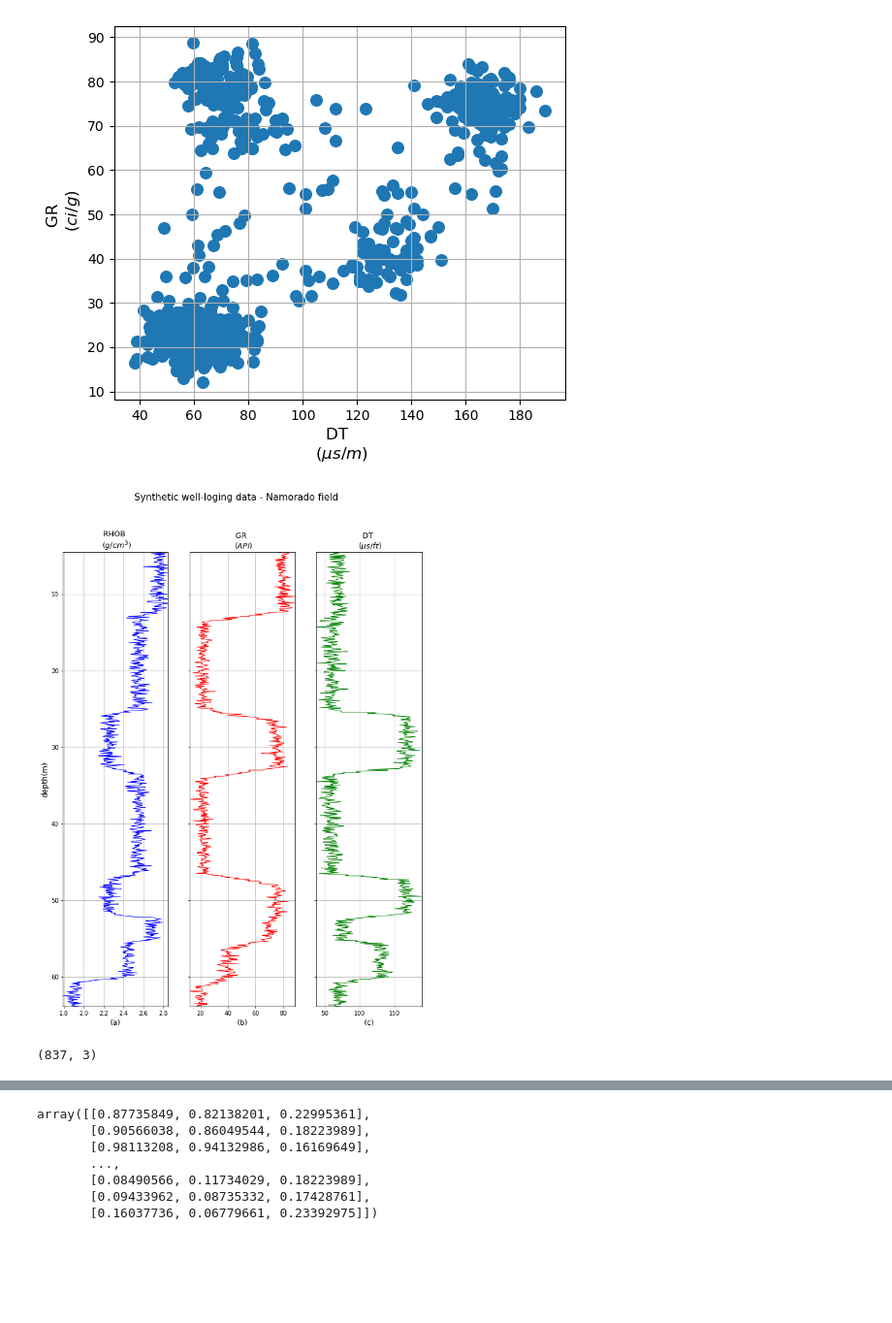
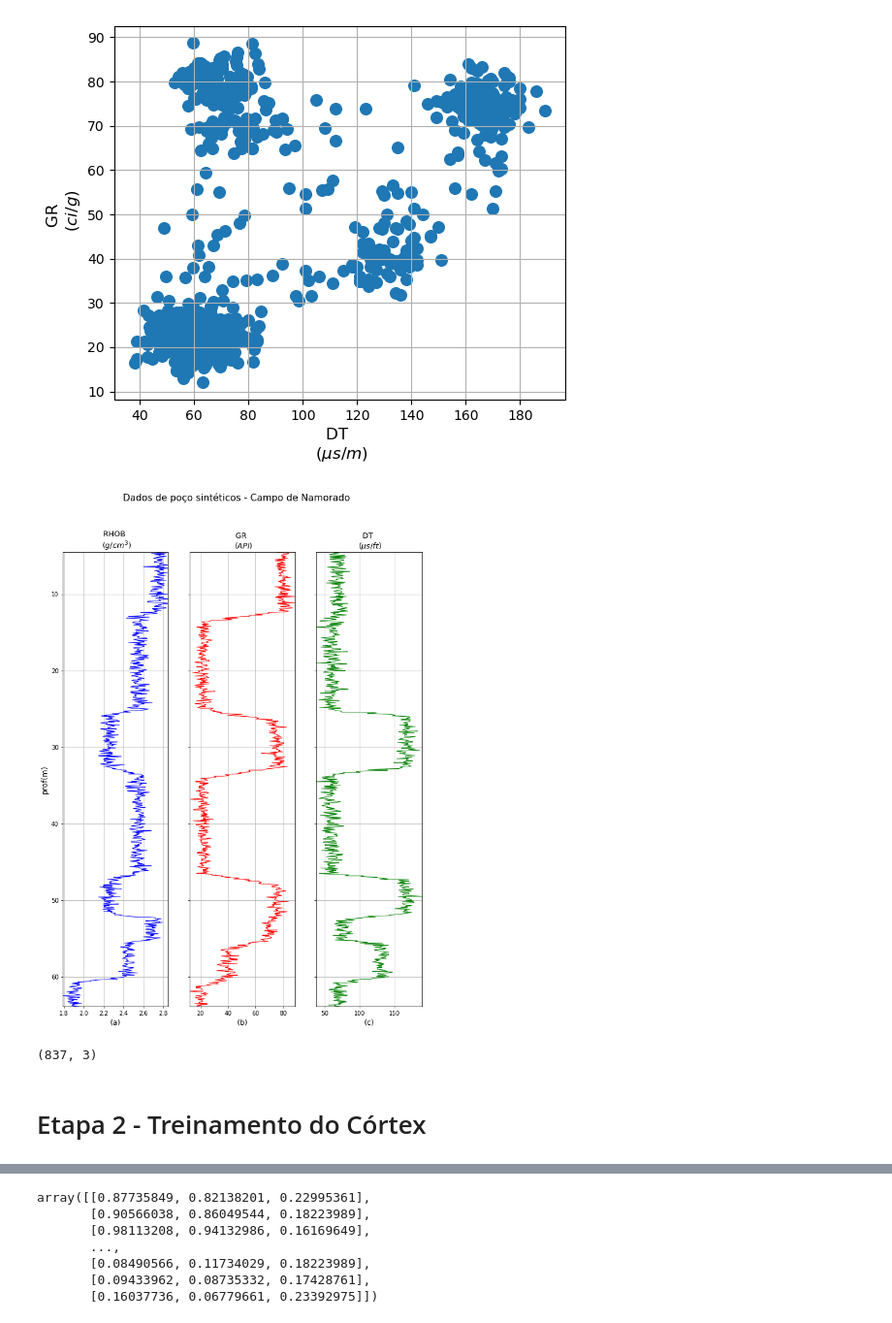
Before and after one commit to Ibsen-Gomes/Self_Organizing_Maps, a Jupyter notebook: SOM_notebook.ipynb, the cells around one changed output, grey strips where cells are left out. Shown at 97% size. Saved outputs shown, nothing was run; the diff lists cells and outputs as text; code cells hidden in the pictures; blank space fills up the shorter version.

```diff
--- a/SOM_notebook.ipynb
+++ b/SOM_notebook.ipynb
@@ -126,39 +128,41 @@ plt.show()
 # %%
 def order(x):
     """Cria uma lista começando do zero com o mesmo tamanho do dicionario"""
     r= [0]
     for i in range(x-1):
         i=i+1
         r.append(i)
     return r
 
 
 # Gerando a imagem do poço
 
 padrao={'comprimento':11,
             'altura':14,
-        'titulo_geral': 'Synthetic well-loging data - Namorado field'
+        'titulo_geral': 'Dados de poço sintéticos - Campo de Namorado'
          }
 
 
 #figure2 = plm2(3, padrao)
 figure2 = plm2(3, padrao)
 
 figure2.plot_s(0,data['rhob'],data['prof'],
                    {'titulo':'RHOB \n $(g/cm^{3})$','cor':'b',
-                    'descricao_y':'depth(m)',
+                    'descricao_y':'prof(m)',
                     'descricao_x':'(a)'})
 
 figure2.plot_s(1,data['gr'],data['prof'],
                    {'titulo':'GR \n $(API)$','cor':'r','descricao_x':'(b)'})
 
 figure2.plot_s(2,data['dt'],data['prof'],
                    {'titulo':'DT \n $(\mu s/ft)$','cor':'g','descricao_x':'(c)'})
 # %% [output]
-[figure, old version]
+[figure, new version]
 # %%
 data_x = np.zeros((len(data), 3))
 data_x.shape
 # %% [output]
 (837, 3)
+# %% [markdown]
+# Etapa 2 - Treinamento do Córtex
 # %% [markdown]
```
Also changed, not shown: parts of 16 cells of this notebook, 1 other file.
